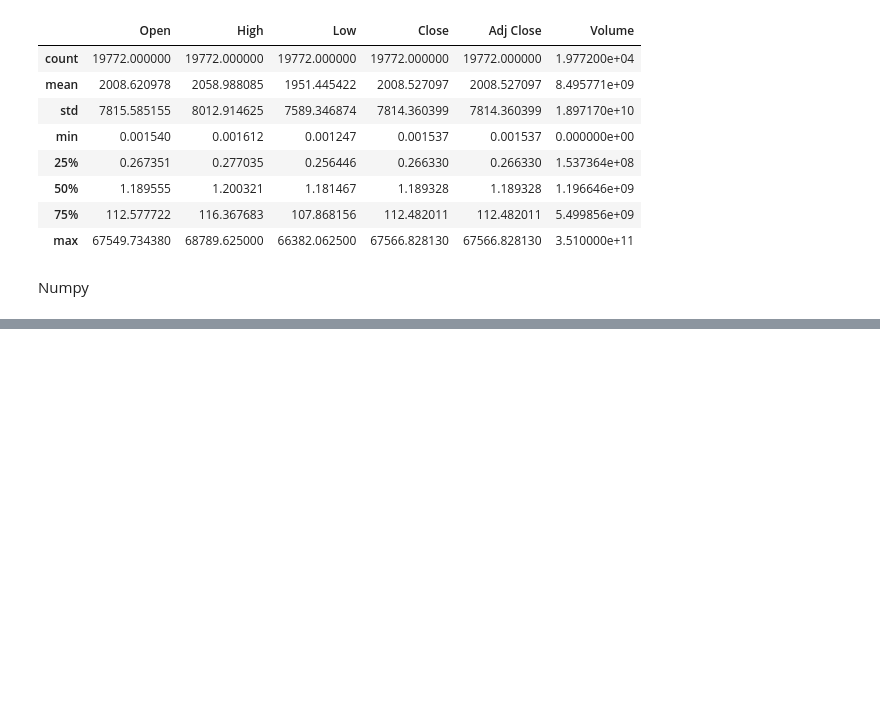
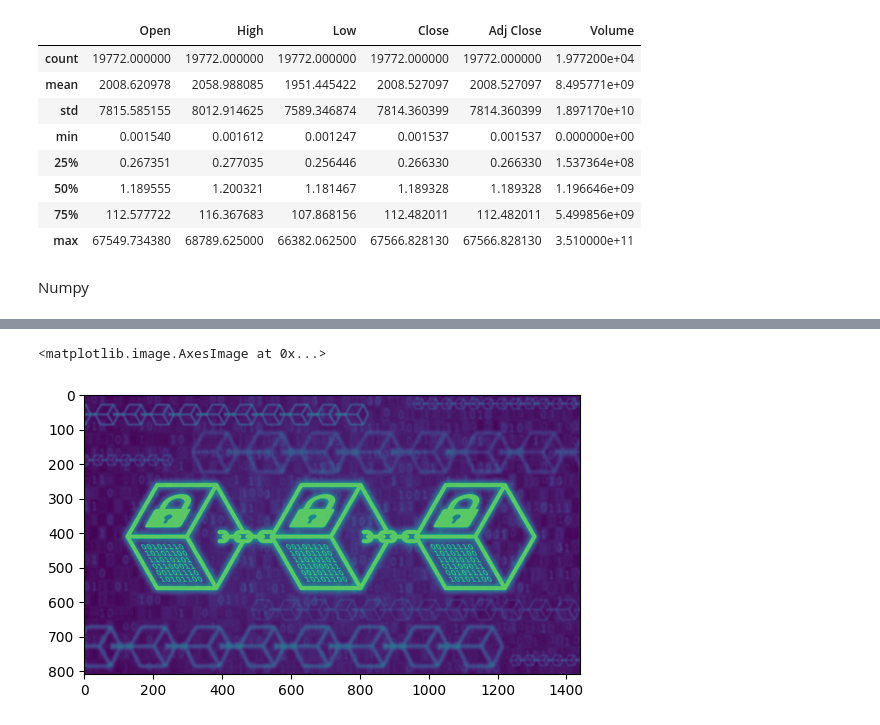
Before and after one commit to MartinMF88/Data-Science, a Jupyter notebook: notebooks/C03.ipynb, the cells around one changed output, grey strips where cells are left out. Saved outputs shown, nothing was run; the diff lists cells and outputs as text; code cells hidden in the pictures; blank space fills up the shorter version.

```diff
--- a/notebooks/C03.ipynb
+++ b/notebooks/C03.ipynb
@@ -164,2 +211,5 @@ img = plt.imread('/workspaces/Data-Science/data/raw/images/image.png')
 # %%
-plt.inshow(img)
+plt.imshow(img[:,:,0])
+# %% [output]
+<matplotlib.image.AxesImage at 0x...>
+[figure, added]
```
Also changed, not shown: parts of 11 cells of this notebook, 1 other file.
